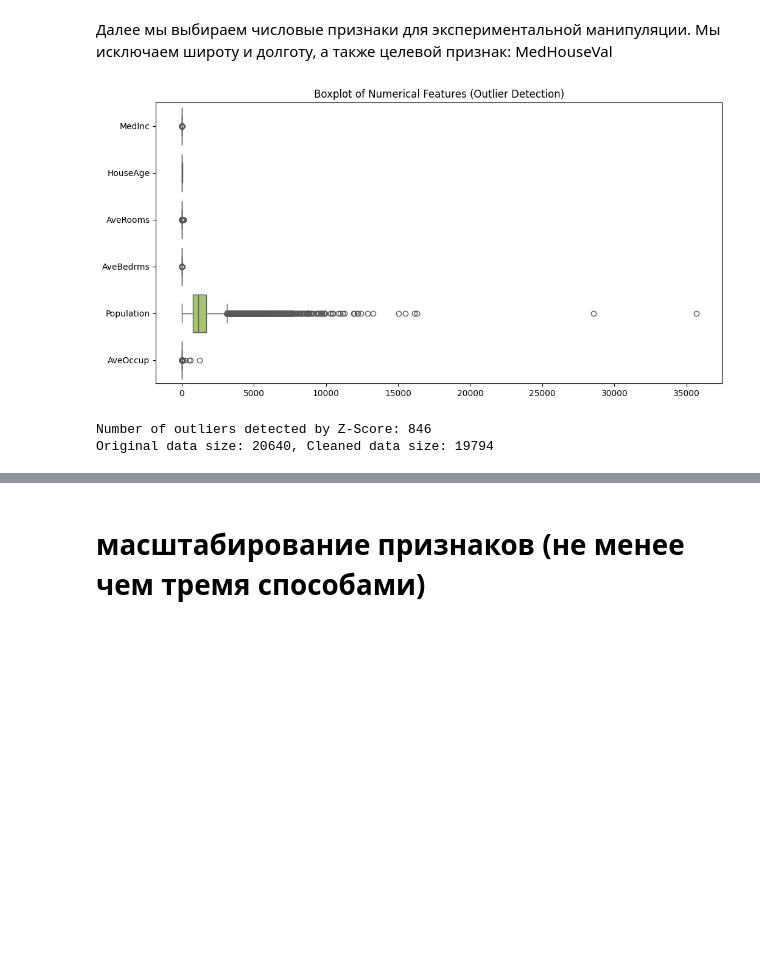
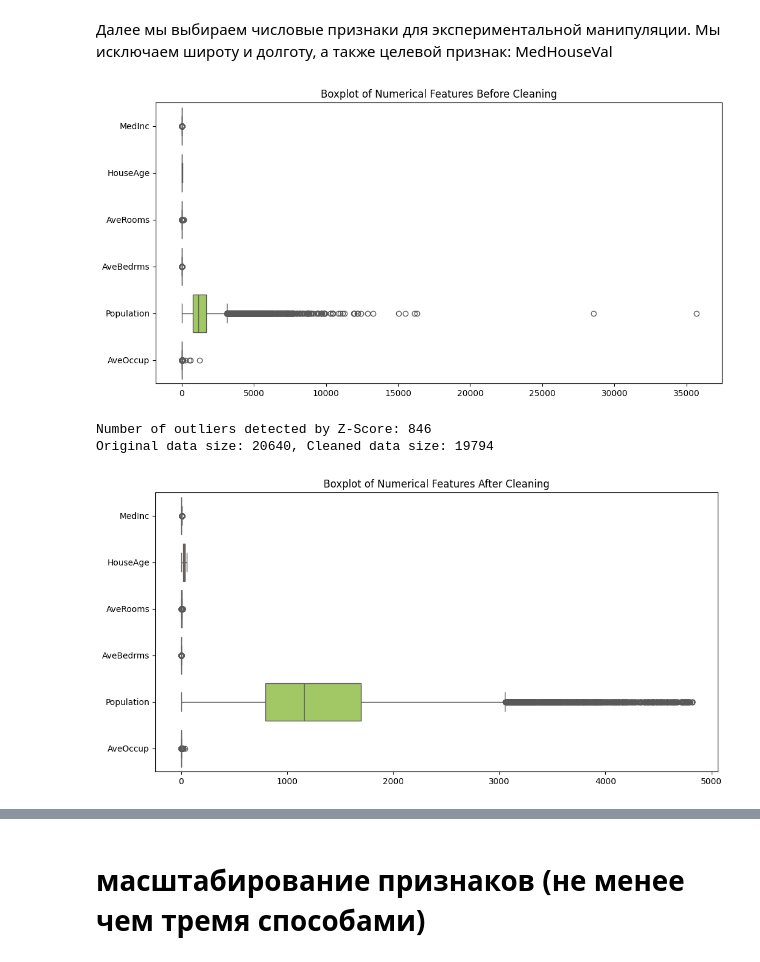
Before and after one commit to zhaojin-2001/MMO, a Jupyter notebook: lab3_MMO.ipynb, the cells around one changed output, grey strips where cells are left out. Drawn from its saved outputs; the diff is of its cells as text; code cells hidden in the pictures; blank space fills up the shorter version.

```diff
--- a/lab3_MMO.ipynb
+++ b/lab3_MMO.ipynb
@@ -69,26 +69,50 @@ Data columns (total 9 columns):
 # %% [markdown]
 Далее мы выбираем числовые признаки для экспериментальной манипуляции. Мы исключаем широту и долготу, а также целевой признак: MedHouseVal
 # %%
+import matplotlib.pyplot as plt
+import seaborn as sns
+import numpy as np
+from scipy import stats
+
 # 定义数值特征
 numeric_features = ['MedInc', 'HouseAge', 'AveRooms', 'AveBedrms', 'Population', 'AveOccup']
 
-# 画箱线图检查异常值
+# 绘制清洗前的箱线图
 plt.figure(figsize=(12, 6))
 sns.boxplot(data=df[numeric_features], orient='h', palette='Set2')
-plt.title('Boxplot of Numerical Features (Outlier Detection)')
+plt.title('Boxplot of Numerical Features Before Cleaning')
 plt.show()
 
-# Z-Score (阈值threshold = 3)
-from scipy import stats
+# Z-Score 异常值检测
 z_scores = np.abs(stats.zscore(df[numeric_features]))
 outliers_z = (z_scores > 3).any(axis=1)
 print(f"Number of outliers detected by Z-Score: {outliers_z.sum()}")
 
-
-# IQR删除
+# IQR 数据清洗
 df_clean = df[~outliers_z]
 print(f"Original data size: {len(df)}, Cleaned data size: {len(df_clean)}")
+
+# 绘制清洗后的箱线图
+plt.figure(figsize=(12, 6))
+sns.boxplot(data=df_clean[numeric_features], orient='h', palette='Set2')
+plt.title('Boxplot of Numerical Features After Cleaning')
+plt.show()
+
+# 绘制清洗前后对比图
+fig, axes = plt.subplots(nrows=len(numeric_features), ncols=2, figsize=(15, 4*len(numeric_features)))
+for i, feature in enumerate(numeric_features):
+    # 清洗前的分布
+    sns.histplot(df[feature], ax=axes[i, 0], kde=True)
+    axes[i, 0].set_title(f'Distribution of {feature} Before Cleaning')
+
+    # 清洗后的分布
+    sns.histplot(df_clean[feature], ax=axes[i, 1], kde=True)
+    axes[i, 1].set_title(f'Distribution of {feature} After Cleaning')
+
+plt.tight_layout()
+plt.show()
 # %% [output]
-[figure, old version]
+[figure, new version]
 Number of outliers detected by Z-Score: 846
 Original data size: 20640, Cleaned data size: 19794
+[figure, added]
```
Also changed, not shown: parts of 1 cell of this notebook.
